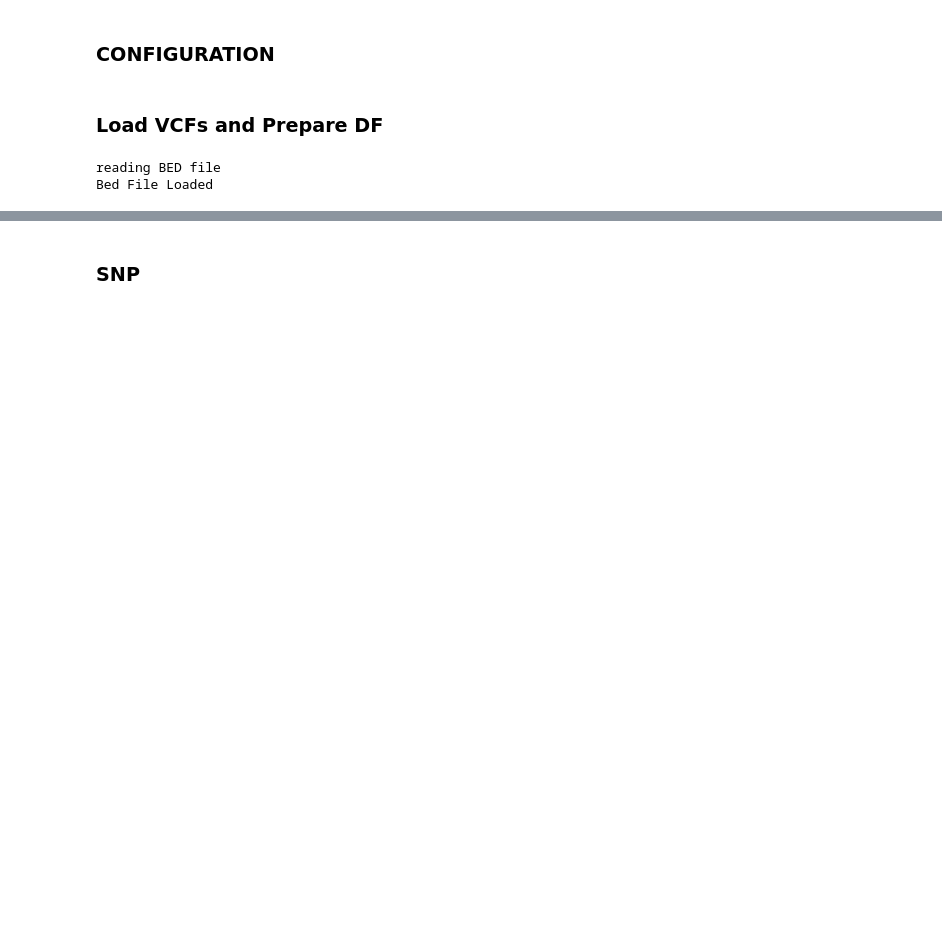
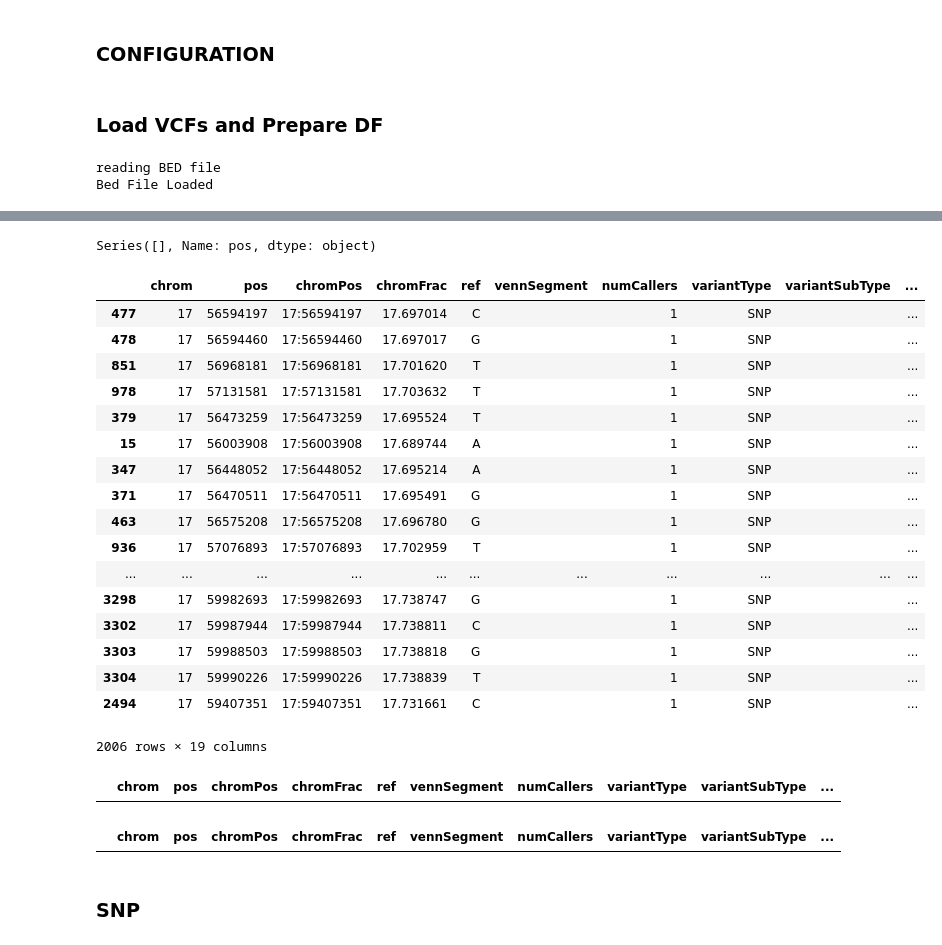
Before and after one commit to hartwigmedical/scripts, a Jupyter notebook: ipython/VCF_BENCHMARK_ANALYSIS.ipynb, the cells around one changed output, grey strips where cells are left out. Cells and saved outputs as stored; diff of their text form; code cells hidden in the pictures; blank space fills up the shorter version.

```diff
--- a/ipython/VCF_BENCHMARK_ANALYSIS.ipynb
+++ b/ipython/VCF_BENCHMARK_ANALYSIS.ipynb
@@ -166,0 +159,23 @@ outputDF[outputDF.caller == 'varscan'].sort_values(['variantType','caller'])
+# %%
+unfilteredBed = copy.deepcopy(bed)
+# %%
+# SETTINGS
+myCaller = 'varscan'
+UNFILTERED_VCF_PATH = "/Users/peterpriestley/hmf/slice2-70-30/"
+if myCaller == 'varscan':
+    UNFILTERED_VCF_FILE_NAME = "varscan.snp.vcf"
+    UNFILTERED_SAMPLE_NAMES = {"TUMOR":myCaller}
+elif myCaller == 'freebayes':
+    UNFILTERED_VCF_FILE_NAME = "freebayes.somatic.vcf"
+    UNFILTERED_SAMPLE_NAMES = {'CPCT11111111T':myCaller}
+elif myCaller == 'strelka':
+    UNFILTERED_VCF_FILE_NAME = "/strelka/results/all.somatic.snvs.vcf"
+    UNFILTERED_SAMPLE_NAMES = {"TUMOR":myCaller}
+elif myCaller == 'mutect':
+    UNFILTERED_VCF_FILE_NAME = "mutect.vcf"
+    UNFILTERED_SAMPLE_NAMES = {'CPCT11111111T':myCaller}
+
+
+dfUnfiltered = aVCF.loadVaraintsFromVCF(UNFILTERED_VCF_PATH,UNFILTERED_VCF_FILE_NAME,UNFILTERED_SAMPLE_NAMES,VCF_SAMPLE,False,True,unfilteredBed)
+dfUnfiltered['Truth']=dfUnfiltered.chromPos.isin(dfTruth['chromPos'])
+dfUnfiltered = dfUnfiltered[(dfUnfiltered.chromFrac > minChromFrac)&(dfUnfiltered.chromFrac < maxChromFrac)]
@@ -170,0 +197,3 @@ outputDF[outputDF.caller == 'varscan'].sort_values(['variantType','caller'])
+# %%
+dfUnfiltered['inSlice'+myCaller]=dfUnfiltered.chromPos.isin(dfSlice[dfSlice[myCaller+'allele'] != '']['chromPos'])
+dfUnfiltered['inSlice']=dfUnfiltered.chromPos.isin(dfSlice['chromPos'])
@@ -171 +215,44 @@ outputDF[outputDF.caller == 'varscan'].sort_values(['variantType','caller'])
+# %%
+
+dfUnfiltered[(dfUnfiltered['Truth'] == True)&
+            (dfUnfiltered['inSlice'+myCaller] == True)&
+             (dfUnfiltered.variantType == 'SNP') &
+             (dfUnfiltered['filter'] != 'PETE')]['pos']
+# %% [output]
+Series([], Name: pos, dtype: object)
+# %%
+#FALSE NEGATIVES IN UNFILTERED
+dfUnfiltered[(dfUnfiltered['inSlice'+myCaller] == False)&
+             (dfUnfiltered[myCaller+'somaticGenotype'] != '2')&
+             (dfUnfiltered.variantType == 'SNP') &
+             (dfUnfiltered['filter'] != 'str10')].sort_values([myCaller+'qualityScore'],ascending=False)
+# %% [output]
+|  | chrom | pos | chromPos | chromFrac | ref | vennSegment | numCallers | variantType | variantSubType | ... |
+| 477 | 17 | 56594197 | 17:56594197 | 17.697014 | C |  | 1 | SNP |  | ... |
+| 478 | 17 | 56594460 | 17:56594460 | 17.697017 | G |  | 1 | SNP |  | ... |
+| 851 | 17 | 56968181 | 17:56968181 | 17.701620 | T |  | 1 | SNP |  | ... |
+| 978 | 17 | 57131581 | 17:57131581 | 17.703632 | T |  | 1 | SNP |  | ... |
+| 379 | 17 | 56473259 | 17:56473259 | 17.695524 | T |  | 1 | SNP |  | ... |
+| 15 | 17 | 56003908 | 17:56003908 | 17.689744 | A |  | 1 | SNP |  | ... |
+| 347 | 17 | 56448052 | 17:56448052 | 17.695214 | A |  | 1 | SNP |  | ... |
+| 371 | 17 | 56470511 | 17:56470511 | 17.695491 | G |  | 1 | SNP |  | ... |
+| 463 | 17 | 56575208 | 17:56575208 | 17.696780 | G |  | 1 | SNP |  | ... |
+| 936 | 17 | 57076893 | 17:57076893 | 17.702959 | T |  | 1 | SNP |  | ... |
+| ... | ... | ... | ... | ... | ... | ... | ... | ... | ... | ... |
+| 3298 | 17 | 59982693 | 17:59982693 | 17.738747 | G |  | 1 | SNP |  | ... |
+| 3302 | 17 | 59987944 | 17:59987944 | 17.738811 | C |  | 1 | SNP |  | ... |
+| 3303 | 17 | 59988503 | 17:59988503 | 17.738818 | G |  | 1 | SNP |  | ... |
+| 3304 | 17 | 59990226 | 17:59990226 | 17.738839 | T |  | 1 | SNP |  | ... |
+| 2494 | 17 | 59407351 | 17:59407351 | 17.731661 | C |  | 1 | SNP |  | ... |
+2006 rows × 19 columns
+# %%
+dfSlice[dfSlice.pos=='38906100'].head(10)
+# %% [output]
+|  | chrom | pos | chromPos | chromFrac | ref | vennSegment | numCallers | variantType | variantSubType | ... |
+# %%
+#FALSE POSITIVES`
+dfUnfiltered[(dfUnfiltered['inSlice'+myCaller] == True) & (dfUnfiltered.variantType == 'SNP') &
+             (dfUnfiltered['Truth'] == False)].sort_values([myCaller+'qualityScore'],ascending=False)
+# %% [output]
+|  | chrom | pos | chromPos | chromFrac | ref | vennSegment | numCallers | variantType | variantSubType | ... |
 # %%
```
Also changed, not shown: parts of 29 cells of this notebook, 4 other files.
